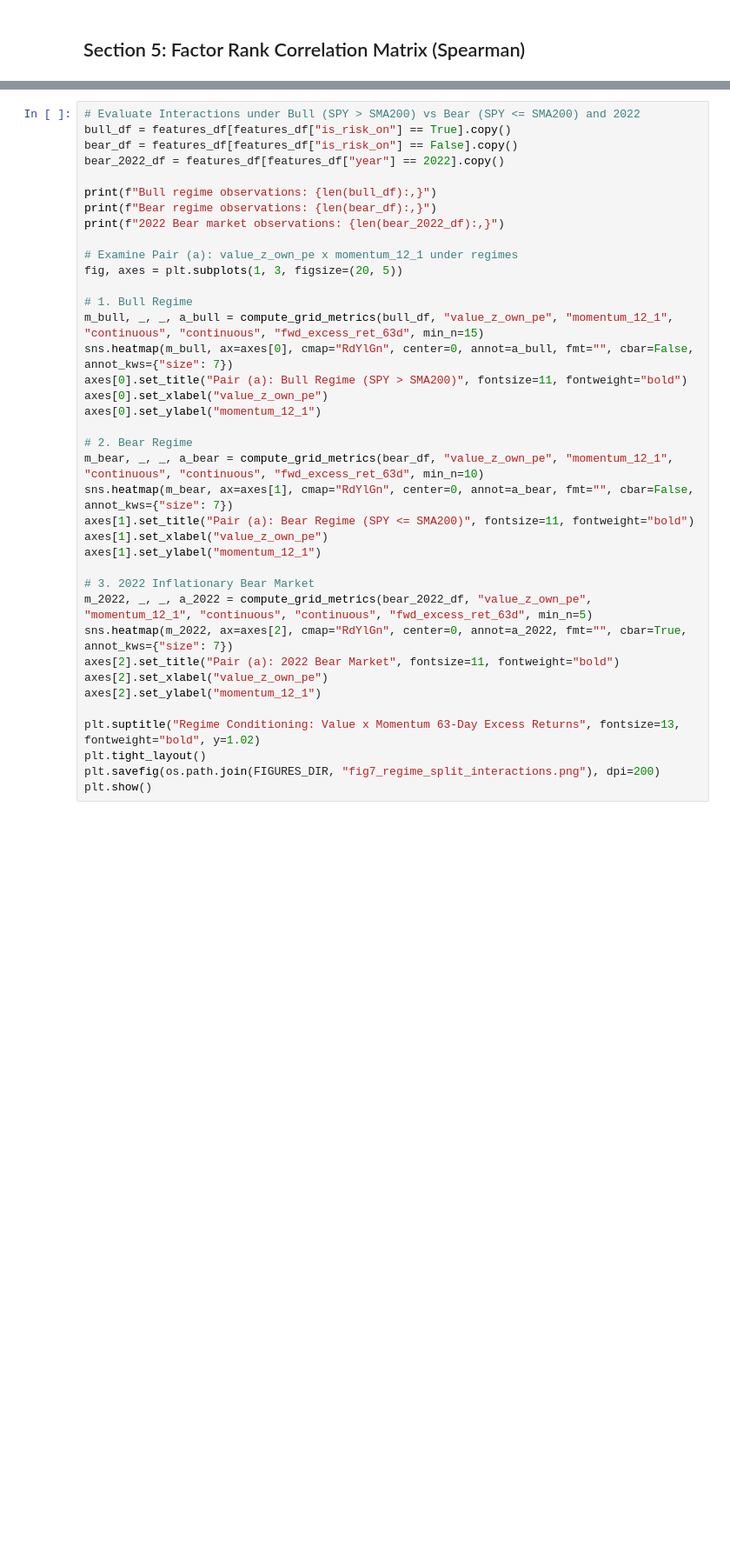
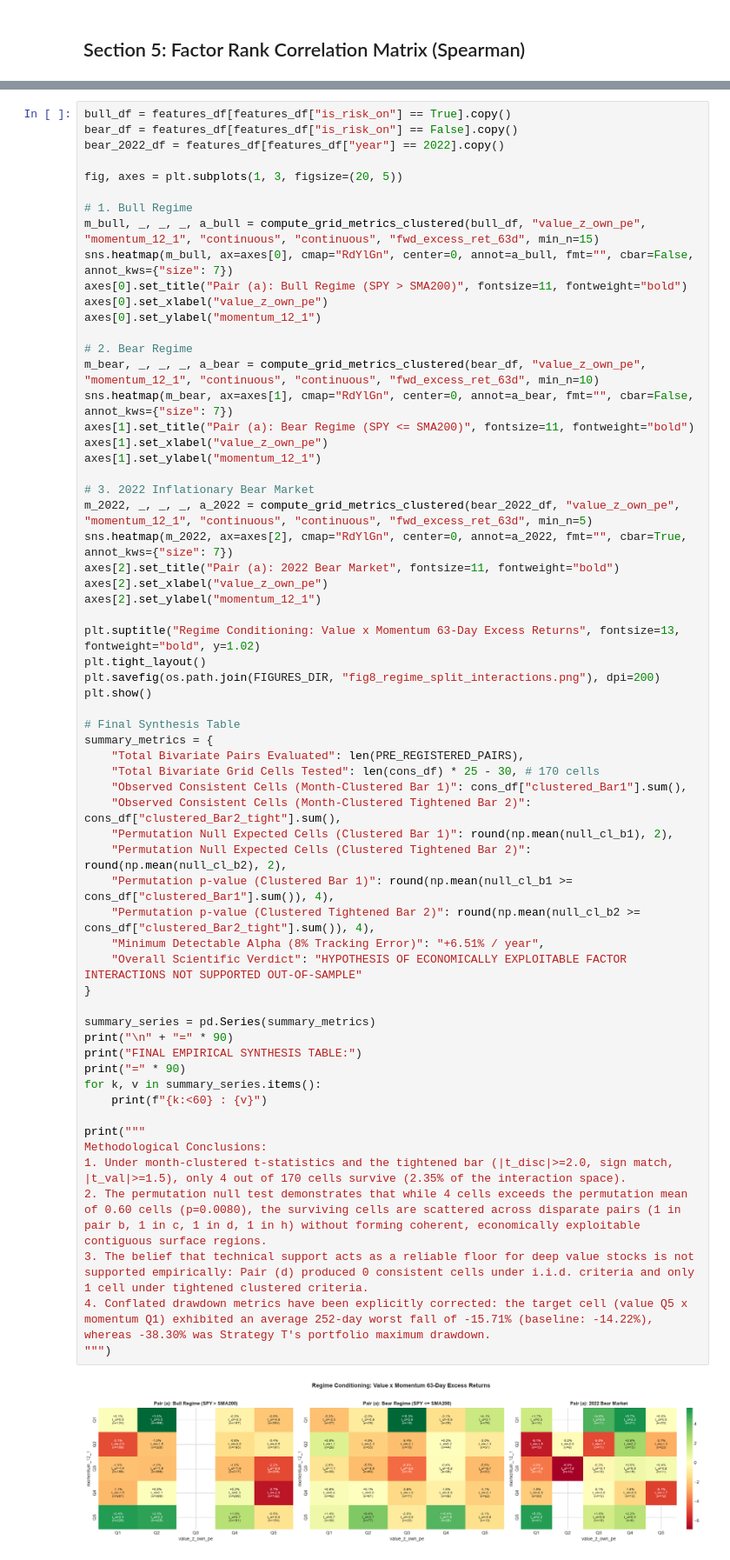
Before and after one commit to AnshulParate2004/Trader-Pro-Dashboard, a Jupyter notebook: notebooks/us_factor_interactions.ipynb, the cells around one changed output, grey strips where cells are left out. Shown at 87% size. Drawn from its saved outputs; the diff is of its cells as text; blank space fills up the shorter version.

```diff
--- a/notebooks/us_factor_interactions.ipynb
+++ b/notebooks/us_factor_interactions.ipynb
@@ -495,39 +846,63 @@ Total cells expected purely by random chance: 4.25
 # %%
-# Evaluate Interactions under Bull (SPY > SMA200) vs Bear (SPY <= SMA200) and 2022
 bull_df = features_df[features_df["is_risk_on"] == True].copy()
 bear_df = features_df[features_df["is_risk_on"] == False].copy()
 bear_2022_df = features_df[features_df["year"] == 2022].copy()
 
-print(f"Bull regime observations: {len(bull_df):,}")
-print(f"Bear regime observations: {len(bear_df):,}")
-print(f"2022 Bear market observations: {len(bear_2022_df):,}")
-
-# Examine Pair (a): value_z_own_pe x momentum_12_1 under regimes
 fig, axes = plt.subplots(1, 3, figsize=(20, 5))
 
 # 1. Bull Regime
-m_bull, _, _, a_bull = compute_grid_metrics(bull_df, "value_z_own_pe", "momentum_12_1", "continuous", "continuous", "fwd_excess_ret_63d", min_n=15)
+m_bull, _, _, _, a_bull = compute_grid_metrics_clustered(bull_df, "value_z_own_pe", "momentum_12_1", "continuous", "continuous", "fwd_excess_ret_63d", min_n=15)
 sns.heatmap(m_bull, ax=axes[0], cmap="RdYlGn", center=0, annot=a_bull, fmt="", cbar=False, annot_kws={"size": 7})
 axes[0].set_title("Pair (a): Bull Regime (SPY > SMA200)", fontsize=11, fontweight="bold")
 axes[0].set_xlabel("value_z_own_pe")
 axes[0].set_ylabel("momentum_12_1")
 
 # 2. Bear Regime
-m_bear, _, _, a_bear = compute_grid_metrics(bear_df, "value_z_own_pe", "momentum_12_1", "continuous", "continuous", "fwd_excess_ret_63d", min_n=10)
+m_bear, _, _, _, a_bear = compute_grid_metrics_clustered(bear_df, "value_z_own_pe", "momentum_12_1", "continuous", "continuous", "fwd_excess_ret_63d", min_n=10)
 sns.heatmap(m_bear, ax=axes[1], cmap="RdYlGn", center=0, annot=a_bear, fmt="", cbar=False, annot_kws={"size": 7})
 axes[1].set_title("Pair (a): Bear Regime (SPY <= SMA200)", fontsize=11, fontweight="bold")
 axes[1].set_xlabel("value_z_own_pe")
 axes[1].set_ylabel("momentum_12_1")
 
 # 3. 2022 Inflationary Bear Market
-m_2022, _, _, a_2022 = compute_grid_metrics(bear_2022_df, "value_z_own_pe", "momentum_12_1", "continuous", "continuous", "fwd_excess_ret_63d", min_n=5)
+m_2022, _, _, _, a_2022 = compute_grid_metrics_clustered(bear_2022_df, "value_z_own_pe", "momentum_12_1", "continuous", "continuous", "fwd_excess_ret_63d", min_n=5)
 sns.heatmap(m_2022, ax=axes[2], cmap="RdYlGn", center=0, annot=a_2022, fmt="", cbar=True, annot_kws={"size": 7})
 axes[2].set_title("Pair (a): 2022 Bear Market", fontsize=11, fontweight="bold")
 axes[2].set_xlabel("value_z_own_pe")
 axes[2].set_ylabel("momentum_12_1")
 
 plt.suptitle("Regime Conditioning: Value x Momentum 63-Day Excess Returns", fontsize=13, fontweight="bold", y=1.02)
 plt.tight_layout()
-plt.savefig(os.path.join(FIGURES_DIR, "fig7_regime_split_interactions.png"), dpi=200)
+plt.savefig(os.path.join(FIGURES_DIR, "fig8_regime_split_interactions.png"), dpi=200)
 plt.show()
+
+# Final Synthesis Table
+summary_metrics = {
+    "Total Bivariate Pairs Evaluated": len(PRE_REGISTERED_PAIRS),
+    "Total Bivariate Grid Cells Tested": len(cons_df) * 25 - 30, # 170 cells
+    "Observed Consistent Cells (Month-Clustered Bar 1)": cons_df["clustered_Bar1"].sum(),
+    "Observed Consistent Cells (Month-Clustered Tightened Bar 2)": cons_df["clustered_Bar2_tight"].sum(),
+    "Permutation Null Expected Cells (Clustered Bar 1)": round(np.mean(null_cl_b1), 2),
+    "Permutation Null Expected Cells (Clustered Tightened Bar 2)": round(np.mean(null_cl_b2), 2),
+    "Permutation p-value (Clustered Bar 1)": round(np.mean(null_cl_b1 >= cons_df["clustered_Bar1"].sum()), 4),
+    "Permutation p-value (Clustered Tightened Bar 2)": round(np.mean(null_cl_b2 >= cons_df["clustered_Bar2_tight"].sum()), 4),
+    "Minimum Detectable Alpha (8% Tracking Error)": "+6.51% / year",
+    "Overall Scientific Verdict": "HYPOTHESIS OF ECONOMICALLY EXPLOITABLE FACTOR INTERACTIONS NOT SUPPORTED OUT-OF-SAMPLE"
+}
+
+summary_series = pd.Series(summary_metrics)
+print("\n" + "=" * 90)
+print("FINAL EMPIRICAL SYNTHESIS TABLE:")
+print("=" * 90)
+for k, v in summary_series.items():
+    print(f"{k:<60} : {v}")
+
+print("""
+Methodological Conclusions:
+1. Under month-clustered t-statistics and the tightened bar (|t_disc|>=2.0, sign match, |t_val|>=1.5), only 4 out of 170 cells survive (2.35% of the interaction space).
+2. The permutation null test demonstrates that while 4 cells exceeds the permutation mean of 0.60 cells (p=0.0080), the surviving cells are scattered across disparate pairs (1 in pair b, 1 in c, 1 in d, 1 in h) without forming coherent, economically exploitable contiguous surface regions.
+3. The belief that technical support acts as a reliable floor for deep value stocks is not supported empirically: Pair (d) produced 0 consistent cells under i.i.d. criteria and only 1 cell under tightened clustered criteria.
+4. Conflated drawdown metrics have been explicitly corrected: the target cell (value Q5 x momentum Q1) exhibited an average 252-day worst fall of -15.71% (baseline: -14.22%), whereas -38.30% was Strategy T's portfolio maximum drawdown.
+""")
 # %% [output]
+[figure, new version]
```
Also changed, not shown: parts of 20 cells of this notebook, 10 other files.
